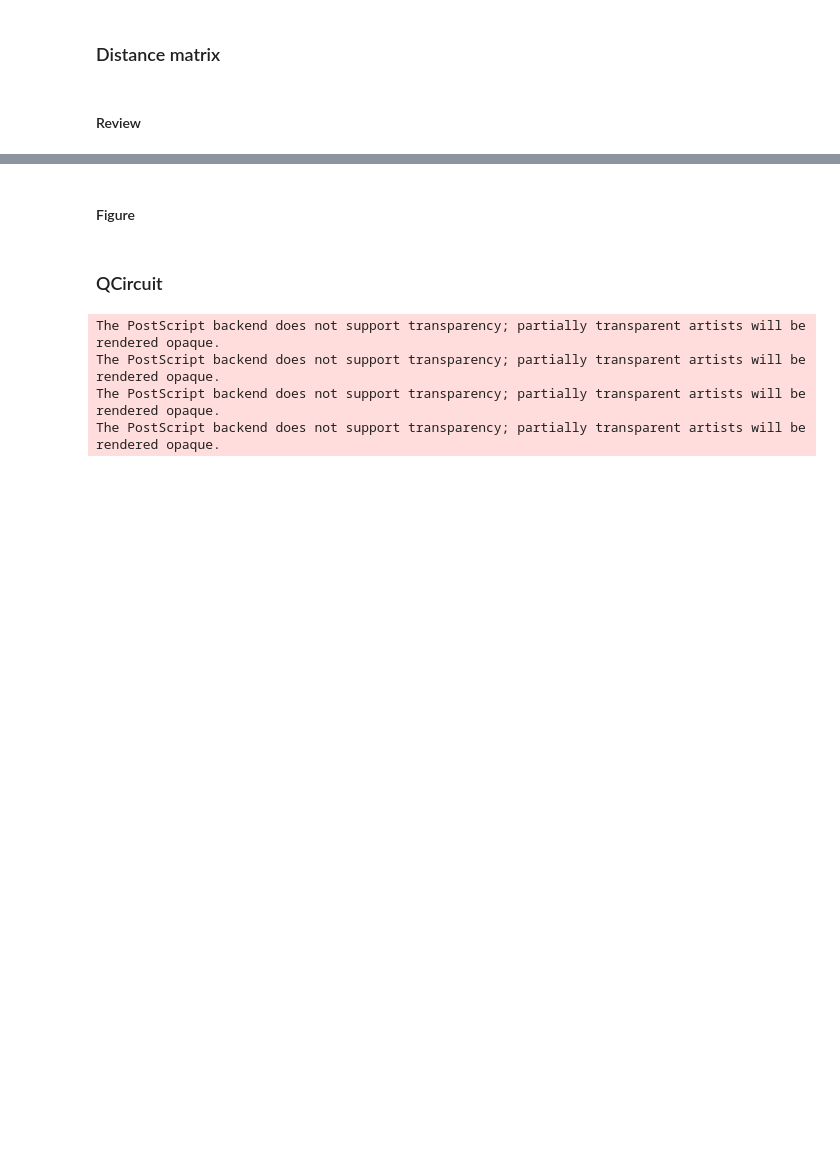
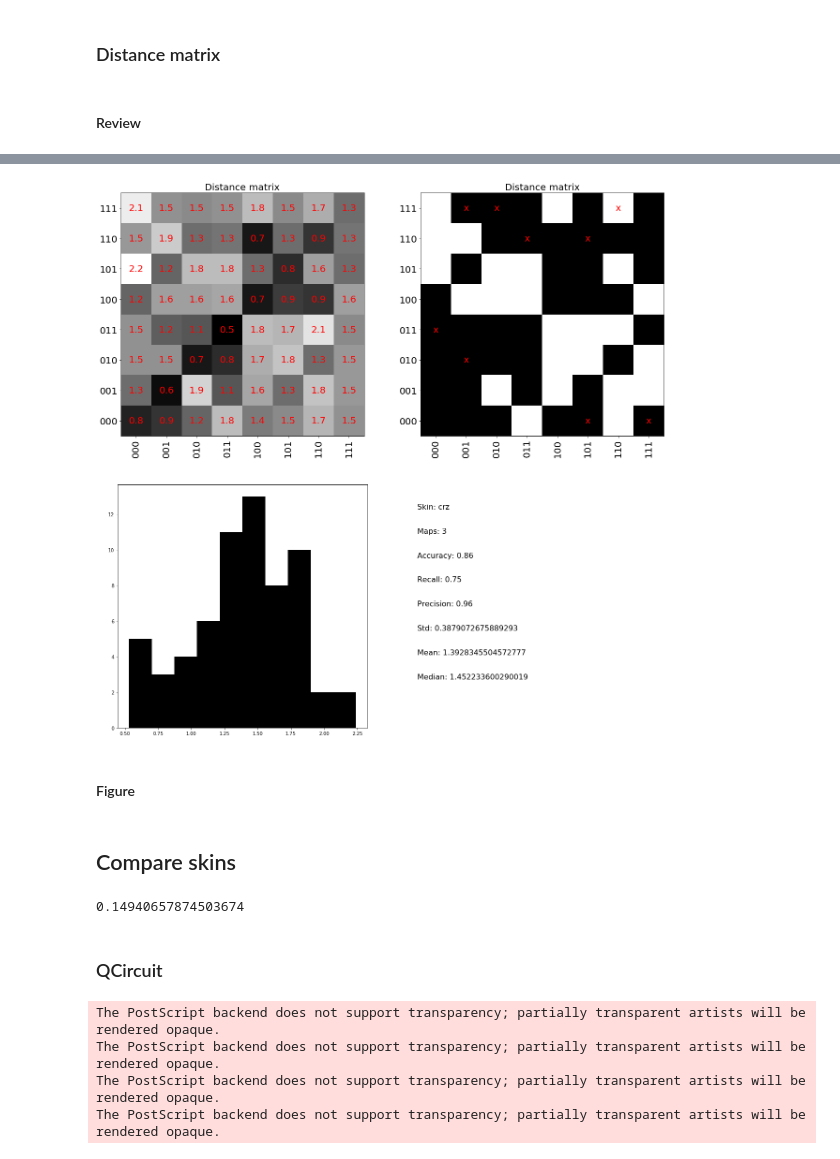
Before and after one commit to kephircheek/Hybrid-quantum-classical-unsupervised-data-clustering-based-on-the-self-organizing-feature-map, a Jupyter notebook: reveiw.ipynb, the cells around one changed output, grey strips where cells are left out. Saved outputs shown, nothing was run; the diff lists cells and outputs as text; code cells hidden in the pictures; blank space fills up the shorter version.

```diff
--- a/reveiw.ipynb
+++ b/reveiw.ipynb
@@ -294,0 +338,2 @@ ampl = qhamdist(x, y, maps=maps, backend='noise')
+# %%
+hamdist_crz = qhamdist(x, y, maps=maps[n_features][2], backend='ibmq', skin='crz')
@@ -322,5 +394,62 @@ Precision: 0.82
+# %%
+hamdist = hamdist_crz
+skin = 'crz'
+n_map = 3
+
+fig, axes = plt.subplots(2, 2, figsize=(21, 21))
+
+# Distance matrix
+heatmap(axes[0, 0], hamdist, xlabels, ylabels, annotation=hamdist.round(1))
+
+
+# Neighbors
+limit = 1.5
+calc_neighbors = hamdist > limit
+true_neighbors = distance.cdist(x, y, metric='hamming') * x.shape[1] > limit
+
+errors = np.array([[' '] * x.shape[0] for _ in range(y.shape[0])])
+errors[true_neighbors != calc_neighbors] = 'x'
+
+heatmap(axes[0, 1], calc_neighbors, xlabels, ylabels, annotation=errors)
+
+
+
+
+# Distribution
+axes[1, 0].hist(hamdist.flatten(), color='k')
+
+
+# Messages
+messages = [
+    f"Skin: {skin}",
+    f"Maps: {n_map}",
+    f"Accuracy: {accuracy_score(true_neighbors.flatten(), calc_neighbors.flatten()).round(2)}",
+    f"Recall: {recall_score(true_neighbors.flatten(), calc_neighbors.flatten()).round(2)}",
+    f"Precision: {precision_score(true_neighbors.flatten(), calc_neighbors.flatten()).round(2)}",
+    f"Std: {hamdist.flatten().std()}",
+    f"Mean: {hamdist.flatten().mean()}",
+    f"Median: {np.median(hamdist.flatten())}"
+]
+
+axes[1, 1].set_frame_on(False)
+axes[1, 1].set_xticks([])
+axes[1, 1].set_yticks([])
+
+for num, message in enumerate(messages, start=1):
+    axes[1, 1].text(0, 1 - num * 0.1, message, fontsize=16)
+
+
+plt.show()
+# %% [output]
+[figure, added]
 # %% [markdown]
 #### Figure
+# %% [markdown]
+## Compare skins
+# %%
+np.ndarray.var()
+# %% [output]
+0.14940657874503674
 # %% [markdown]
 ### QCircuit
 # %%
```
Also changed, not shown: parts of 14 cells of this notebook, 14 other files.
